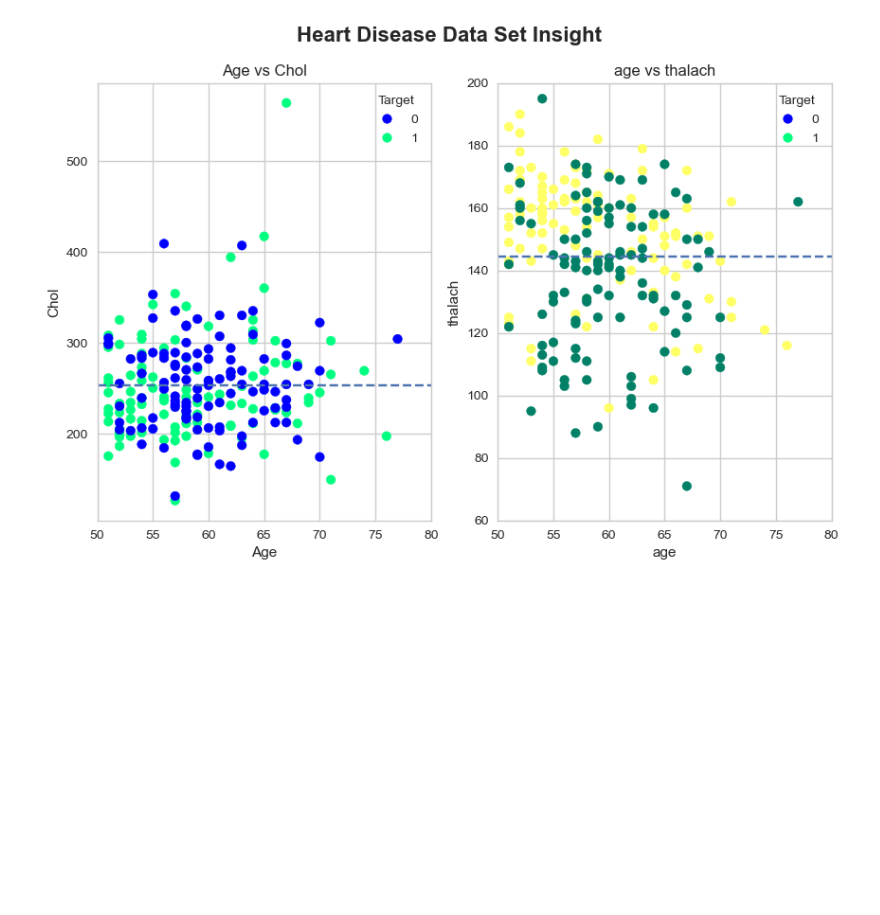
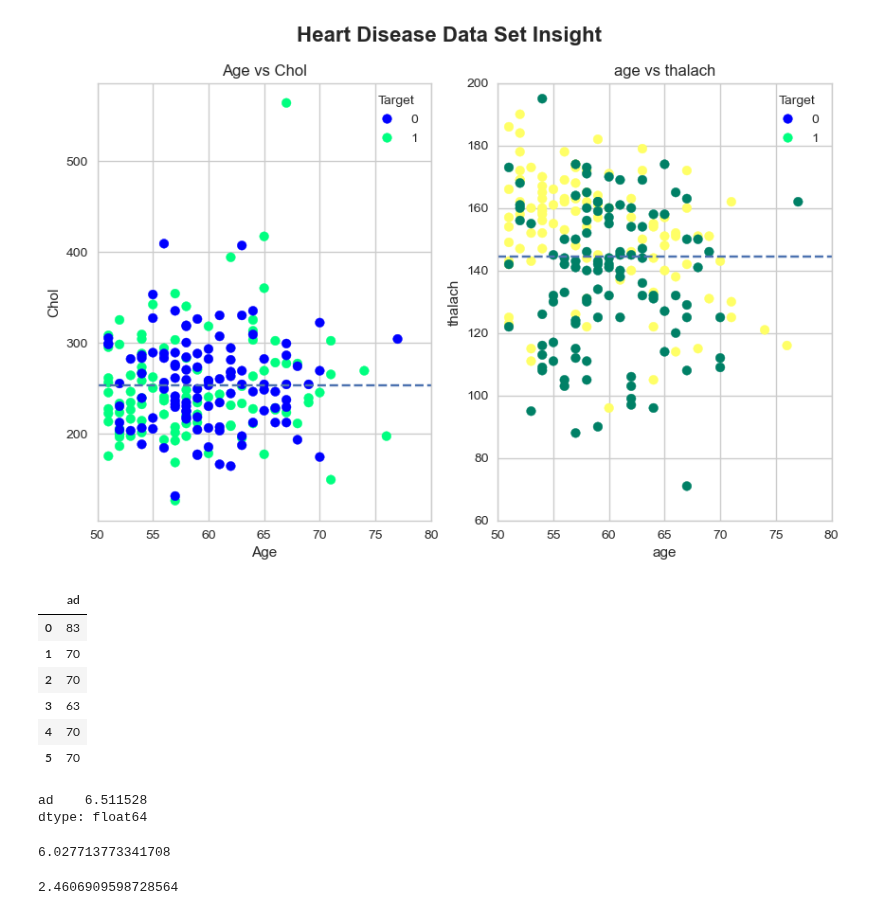
Before and after one commit to adityash97/DataScience, a Jupyter notebook: matplotlib.ipynb, the cells around one changed output. Drawn from its saved outputs; the diff is of its cells as text; code cells hidden in the pictures; blank space fills up the shorter version.

```diff
--- a/matplotlib.ipynb
+++ b/matplotlib.ipynb
@@ -500,3 +500,28 @@ plt.show()
 [figure]
 # %%
 fig.savefig('heart-disease-plots.png')
+# %%
+df = pd.DataFrame({"ad":[83, 70, 70, 63, 70, 70]})
+# %%
+df
+# %% [output]
+|  | ad |
+| 0 | 83 |
+| 1 | 70 |
+| 2 | 70 |
+| 3 | 63 |
+| 4 | 70 |
+| 5 | 70 |
+# %%
+df.std()
+# %% [output]
+ad    6.511528
+dtype: float64
+# %%
+np.sqrt((169+49)/6)
+# %% [output]
+6.027713773341708
+# %%
+np.sqrt(6.055)
+# %% [output]
+2.4606909598728564
```
